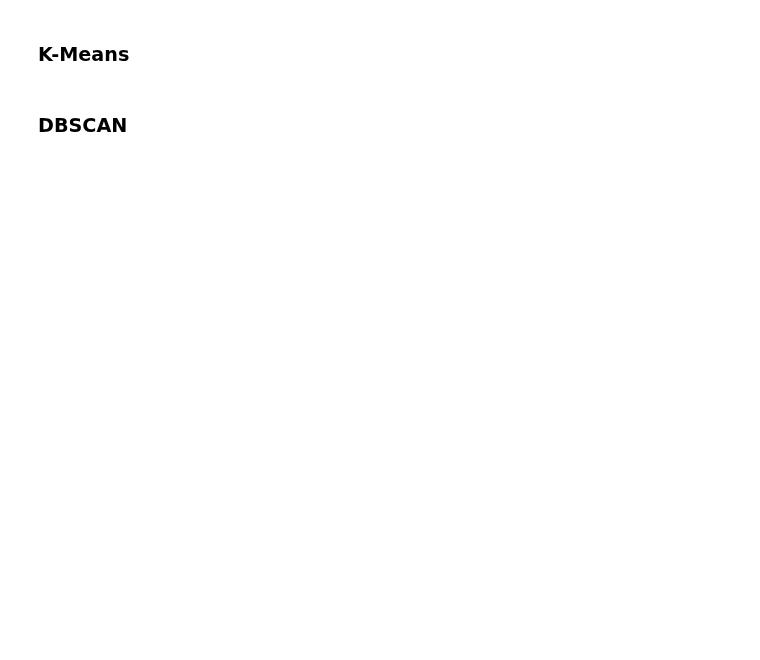
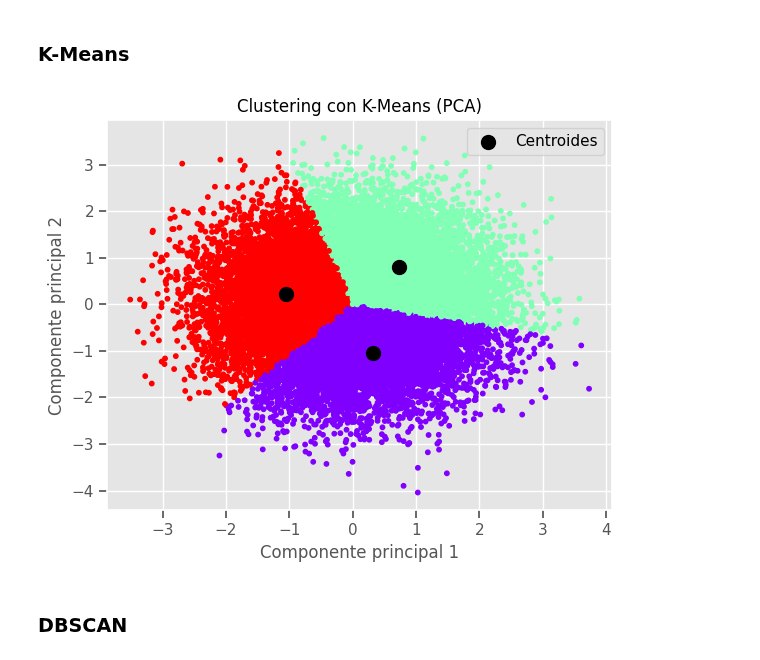
Before and after one commit to Jonkkeyler333/Deteccion_sindrome_ojo_seco, a Jupyter notebook: main.ipynb, the cells around one changed output. Saved outputs shown, nothing was run; the diff lists cells and outputs as text; code cells hidden in the pictures; blank space fills up the shorter version.

Commit message:
PCA + K-Means + DBSCAN

```diff
--- a/main.ipynb
+++ b/main.ipynb
@@ -798,4 +870,21 @@ plot_confusion_matrix(y_test,y_pred_class,[0,1],'Matriz de confusión para la re
 # %% [markdown]
 ### K-Means
+# %%
+kmeans = KMeans(n_clusters=3, random_state=42)
+kmeans_labels = kmeans.fit_predict(X_pca)
+kmeans_centroids = kmeans.cluster_centers_
+
+plt.figure(figsize=(6, 5))
+plt.scatter(X_pca[:, 0], X_pca[:, 1], c=kmeans_labels, cmap='rainbow', s=10)
+plt.scatter(kmeans_centroids[:, 0], kmeans_centroids[:, 1], color='black', s=100, label='Centroides')
+plt.title("Clustering con K-Means (PCA)")
+plt.xlabel("Componente principal 1")
+plt.ylabel("Componente principal 2")
+plt.legend()
+plt.grid(True)
+plt.tight_layout()
+plt.show()
+# %% [output]
+[figure, added]
 # %% [markdown]
 ### DBSCAN
```
Also changed, not shown: parts of 36 cells of this notebook.
